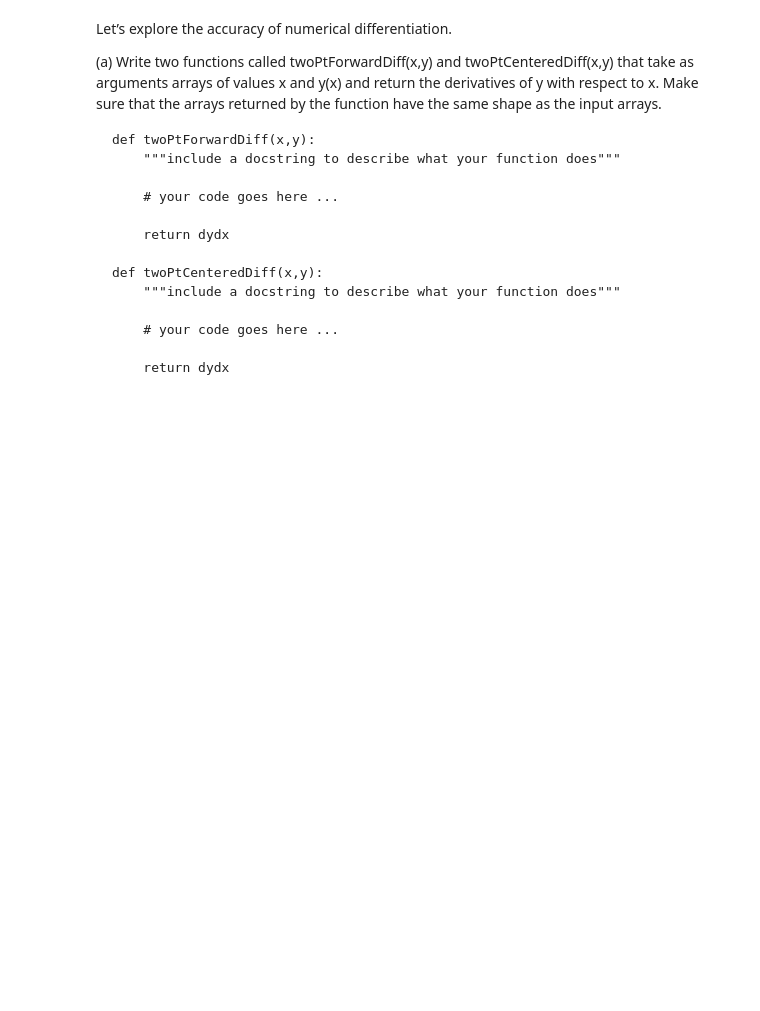
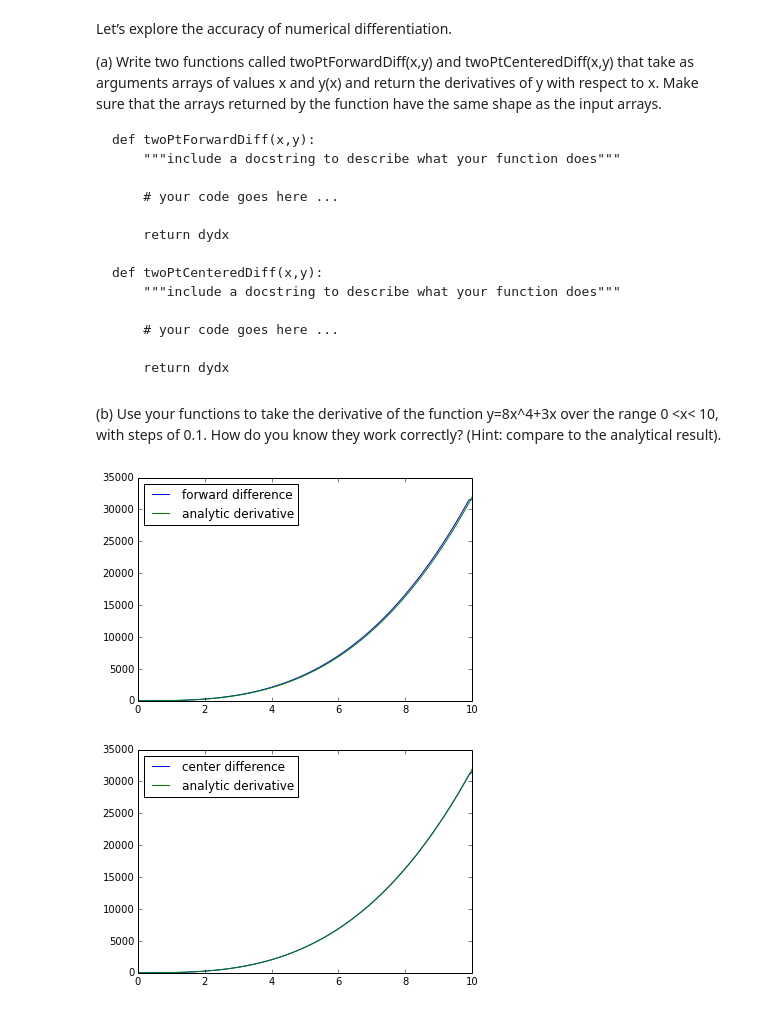
Before and after one commit to dclove202/PHYS202-S14, a Jupyter notebook: SciPy/DifferentiationExercises.ipynb, the cells around one changed output. Drawn from its saved outputs; the diff is of its cells as text; code cells hidden in the pictures; blank space fills up the shorter version.

Commit message:
Worked on differentiation exercises

```diff
--- a/SciPy/DifferentiationExercises.ipynb
+++ b/SciPy/DifferentiationExercises.ipynb
@@ -28,0 +60,27 @@ Let’s explore the accuracy of numerical differentiation.
+# %% [markdown]
+(b) Use your functions to take the derivative of the function y=8x^4+3x over the range 0 <x< 10, with steps of 0.1. How do you know they work correctly? (Hint: compare to the analytical result).
+# %%
+# Using the forward function to create a dydx array
+x = np.arange(0.,10.01,0.1)
+y = 8*x**4 + 3*x
+dydx = twoPtForwardDiff(x,y)
+
+#Making a variable 'dy' and setting it equal to the analytic derivative
+dy = 8*4*x**3+3
+
+#plotting the two, if they look very similar it worked!
+plt.plot(x,dydx, label='forward difference')
+plt.plot(x,dy, label='analytic derivative')
+plt.legend(loc='upper left')
+plt.show()
+
+#Using the center function
+dydxc = twoPtCenteredDiff(x,y)
+
+plt.plot(x,dydxc,label='center difference')
+plt.plot(x,dy,label='analytic derivative')
+plt.legend(loc='upper left')
+plt.show()
+# %% [output]
+[figure, added]
+[figure, added]
```
Also changed, not shown: parts of 9 cells of this notebook, 1 other file.
